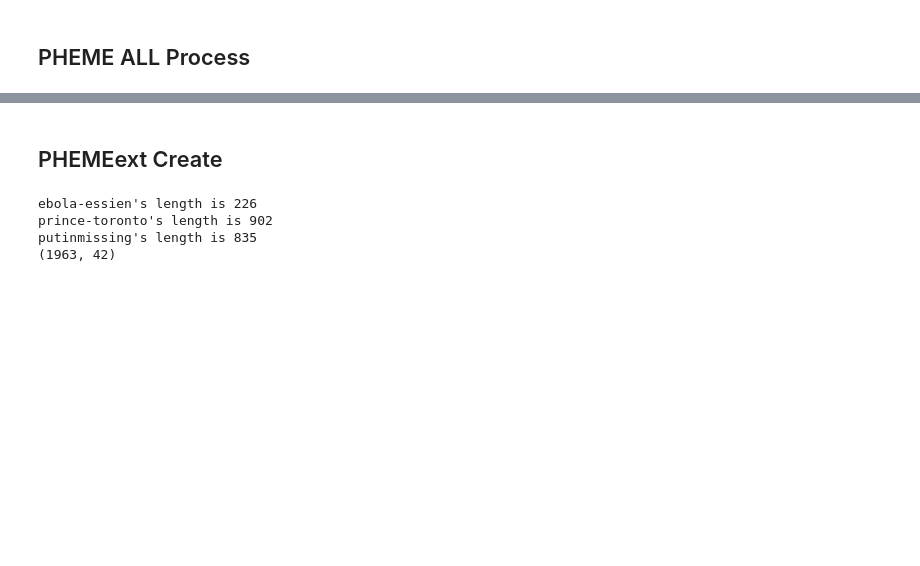
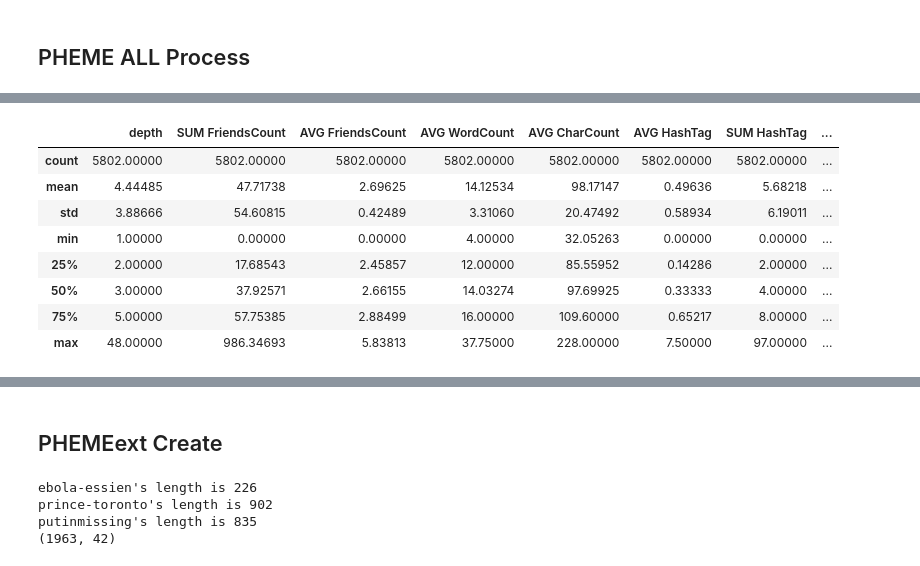
Before and after one commit to zzunebye/Capstone-code-data, a Jupyter notebook: _EXPORT_SparseFeatures.ipynb, the cells around one changed output, grey strips where cells are left out. Cells and saved outputs as stored; diff of their text form; code cells hidden in the pictures; blank space fills up the shorter version.

Commit message:
Thread finshed

```diff
--- a/_EXPORT_SparseFeatures.ipynb
+++ b/_EXPORT_SparseFeatures.ipynb
@@ -789,0 +876,12 @@ pheme_thread.to_csv('./data/all/_PHEME_thread.csv', index = False)
+# %%
+pheme_thread.describe()
+# %% [output]
+|  | depth | SUM FriendsCount | AVG FriendsCount | AVG WordCount | AVG CharCount | AVG HashTag | SUM HashTag | ... |
+| count | 5802.00000 | 5802.00000 | 5802.00000 | 5802.00000 | 5802.00000 | 5802.00000 | 5802.00000 | ... |
+| mean | 4.44485 | 47.71738 | 2.69625 | 14.12534 | 98.17147 | 0.49636 | 5.68218 | ... |
+| std | 3.88666 | 54.60815 | 0.42489 | 3.31060 | 20.47492 | 0.58934 | 6.19011 | ... |
+| min | 1.00000 | 0.00000 | 0.00000 | 4.00000 | 32.05263 | 0.00000 | 0.00000 | ... |
+| 25% | 2.00000 | 17.68543 | 2.45857 | 12.00000 | 85.55952 | 0.14286 | 2.00000 | ... |
+| 50% | 3.00000 | 37.92571 | 2.66155 | 14.03274 | 97.69925 | 0.33333 | 4.00000 | ... |
+| 75% | 5.00000 | 57.75385 | 2.88499 | 16.00000 | 109.60000 | 0.65217 | 8.00000 | ... |
+| max | 48.00000 | 986.34693 | 5.83813 | 37.75000 | 228.00000 | 7.50000 | 97.00000 | ... |
```
Also changed, not shown: parts of 35 cells of this notebook, 2 other files.
